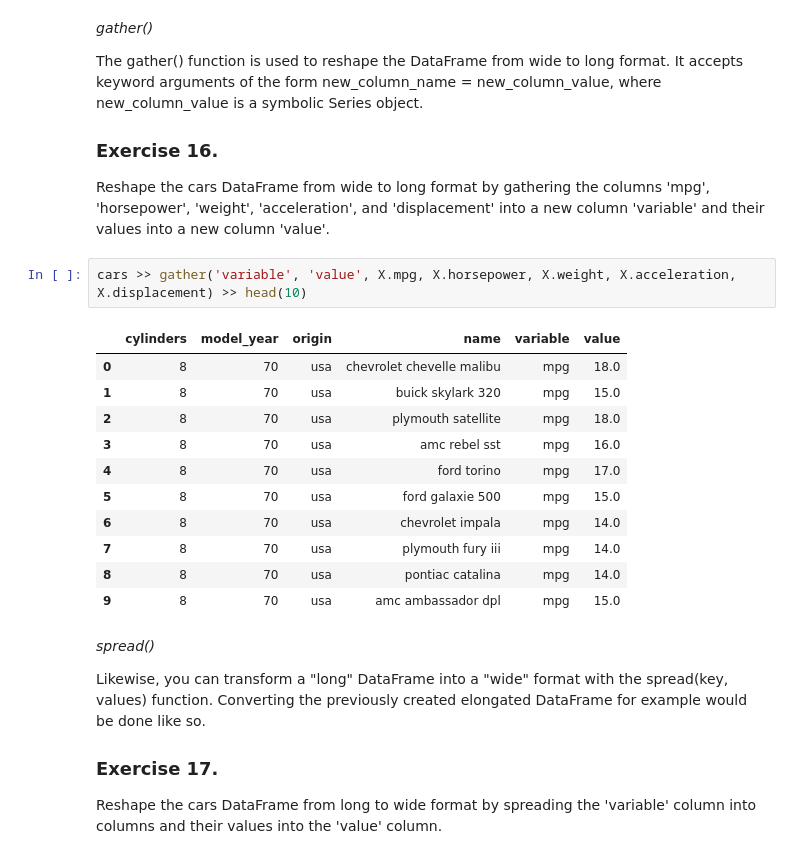
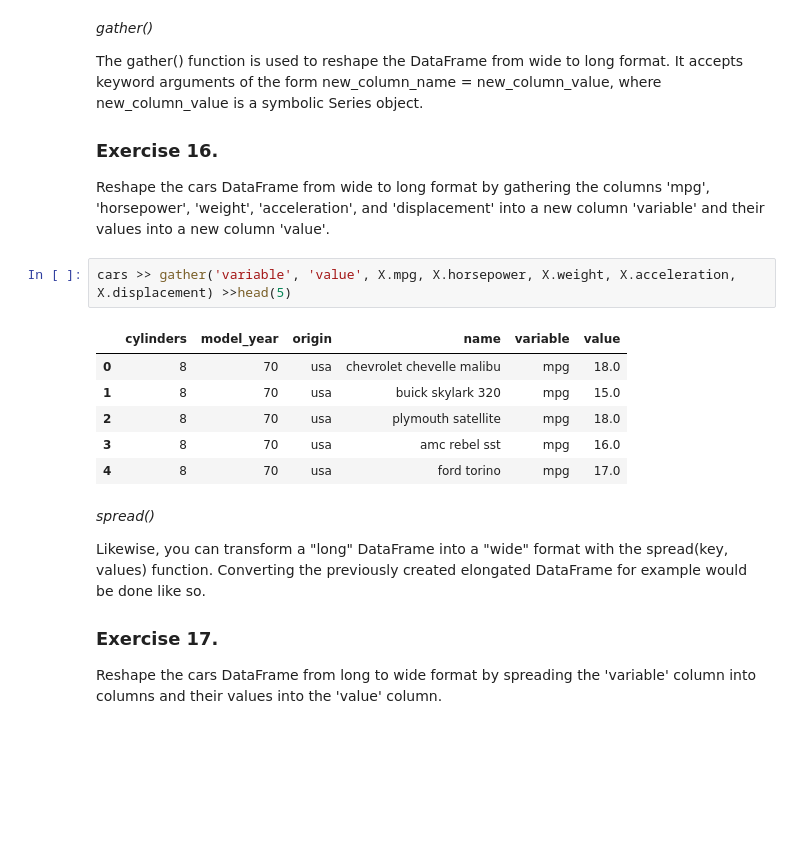
Before and after one commit to Pisa45K/Data_Analysis_Workshops, a Jupyter notebook: 02-piping.ipynb, the cells around one changed output. Cells and saved outputs as stored; diff of their text form; blank space fills up the shorter version.

```diff
--- a/02-piping.ipynb
+++ b/02-piping.ipynb
@@ -387,19 +390,14 @@ The gather() function is used to reshape the DataFrame from wide to long format.
 
 Reshape the cars DataFrame from wide to long format by gathering the columns 'mpg', 'horsepower', 'weight', 'acceleration', and 'displacement' into a new column 'variable' and their values into a new column 'value'.
 # %%
-cars >> gather('variable', 'value', X.mpg, X.horsepower, X.weight, X.acceleration, X.displacement) >> head(10)
+cars >> gather('variable', 'value', X.mpg, X.horsepower, X.weight, X.acceleration, X.displacement) >>head(5)
 # %% [output]
 |  | cylinders | model_year | origin | name | variable | value |
 | 0 | 8 | 70 | usa | chevrolet chevelle malibu | mpg | 18.0 |
 | 1 | 8 | 70 | usa | buick skylark 320 | mpg | 15.0 |
 | 2 | 8 | 70 | usa | plymouth satellite | mpg | 18.0 |
 | 3 | 8 | 70 | usa | amc rebel sst | mpg | 16.0 |
 | 4 | 8 | 70 | usa | ford torino | mpg | 17.0 |
-| 5 | 8 | 70 | usa | ford galaxie 500 | mpg | 15.0 |
-| 6 | 8 | 70 | usa | chevrolet impala | mpg | 14.0 |
-| 7 | 8 | 70 | usa | plymouth fury iii | mpg | 14.0 |
-| 8 | 8 | 70 | usa | pontiac catalina | mpg | 14.0 |
-| 9 | 8 | 70 | usa | amc ambassador dpl | mpg | 15.0 |
 # %% [markdown]
 
 *spread()*
```
Also changed, not shown: parts of 7 cells of this notebook.
